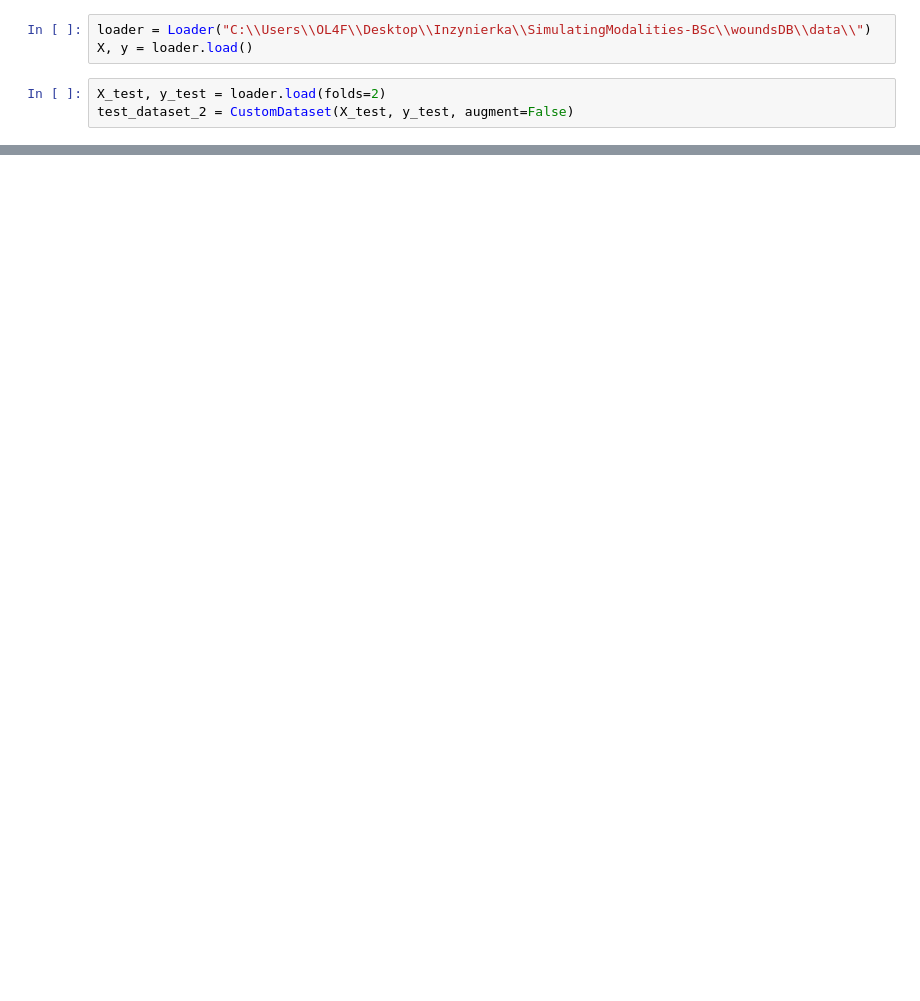
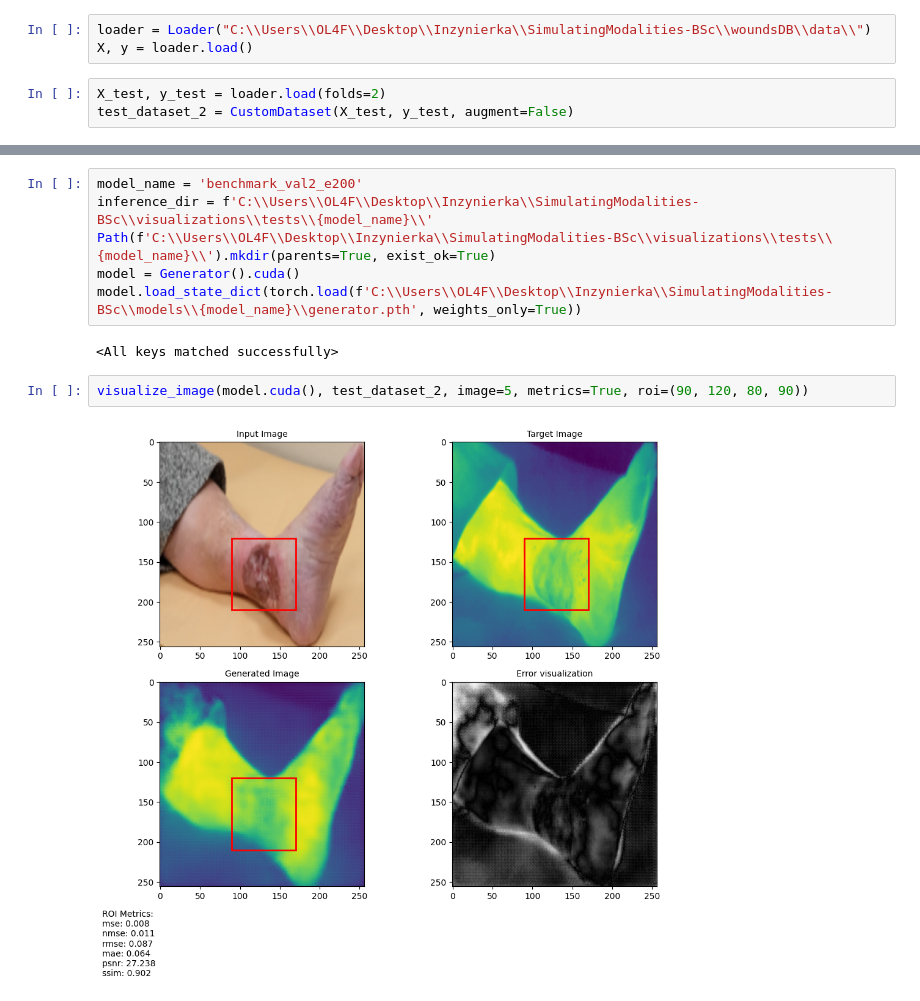
Before and after one commit to mikolajmusiol/SimulatingModalities-BSc, a Jupyter notebook: src/inference.ipynb, the cells around one changed output, grey strips where cells are left out. Drawn from its saved outputs; the diff is of its cells as text; blank space fills up the shorter version.

```diff
--- a/src/inference.ipynb
+++ b/src/inference.ipynb
@@ -61,0 +60,12 @@ visualize_image(model.cuda(), test_dataset_2, image=2, metrics=True)
+# %%
+model_name = 'benchmark_val2_e200'
+inference_dir = f'C:\\Users\\OL4F\\Desktop\\Inzynierka\\SimulatingModalities-BSc\\visualizations\\tests\\{model_name}\\'
+Path(f'C:\\Users\\OL4F\\Desktop\\Inzynierka\\SimulatingModalities-BSc\\visualizations\\tests\\{model_name}\\').mkdir(parents=True, exist_ok=True)
+model = Generator().cuda()
+model.load_state_dict(torch.load(f'C:\\Users\\OL4F\\Desktop\\Inzynierka\\SimulatingModalities-BSc\\models\\{model_name}\\generator.pth', weights_only=True))
+# %% [output]
+<All keys matched successfully>
+# %%
+visualize_image(model.cuda(), test_dataset_2, image=5, metrics=True, roi=(90, 120, 80, 90))
+# %% [output]
+[figure, added]
```
Also changed, not shown: parts of 6 cells of this notebook, 5 other files.
